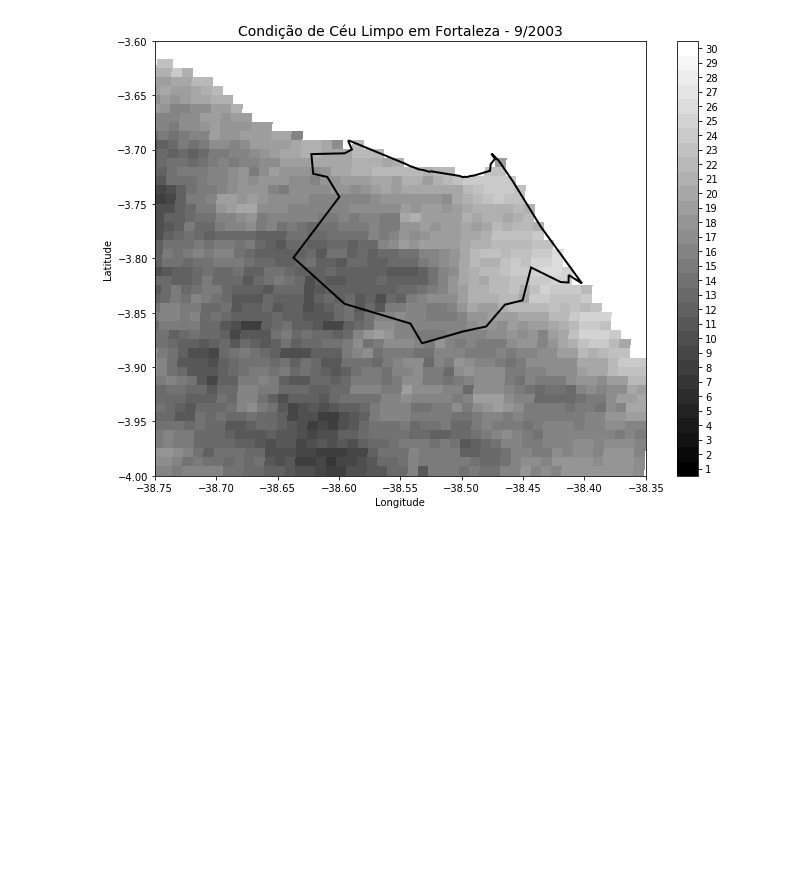
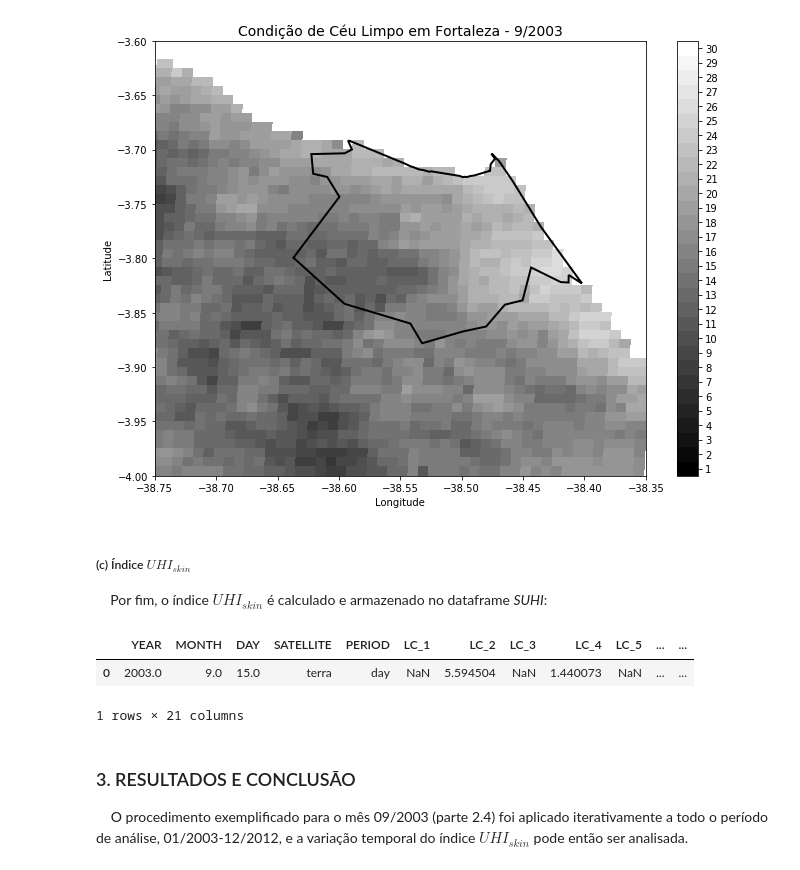
Before and after one commit to ocn-rviana/suhi-ser347, a Jupyter notebook: artigo.ipynb, the cells around one changed output. Cells and saved outputs as stored; diff of their text form; code cells hidden in the pictures; blank space fills up the shorter version.

```diff
--- a/artigo.ipynb
+++ b/artigo.ipynb
@@ -309,11 +310,11 @@ def suhi_index(lst_array, lc_array):
     mean_lst_urban = np.nanmean(lst_array[index_urban])
 
     # Cria uma lista para armazenar cada valor de cobertura, removendo a área urbana
-    lc_types = [x for x in range(0,17)]
+    lc_types = [x for x in range(1,18)]
     lc_types.remove(13)
 
     # Inicializa uma lista vazia para armazenar os valores dos indices
-    shui_value= []
+    suhi_value= []
 
     # Para cada valor de cobertura do solo...
     for lc in lc_types:
@@ -653,4 +654,29 @@ ax.add_patch(PolygonPatch(f, facecolor="none", edgecolor='k', linewidth=2))
 plt.show()
 # %% [output]
 [figure]
+# %% [markdown]
+##### (c) Índice $UHI_{skin}$
+
+<p style="text-align: justify;">&nbsp;&nbsp;&nbsp;&nbsp;Por fim, o índice $UHI_{skin}$  é calculado e armazenado no dataframe <em>SUHI</em>:</p>
+# %%
+# Estimativa dos valores de SHUI para o mês
+suhi_value = suhi_index(crop_nrs_lst, crop_values_lc)
+
+for value in suhi_value:
+    line.append(value)
+
+# Adiciona a linha no DF
+SUHI.loc[index_df] = line
+# Incrementa o indice da proxima linha
+index_df += 1
+
+SUHI
+# %% [output]
+|  | YEAR | MONTH | DAY | SATELLITE | PERIOD | LC_1 | LC_2 | LC_3 | LC_4 | LC_5 | ... | ... |
+| 0 | 2003.0 | 9.0 | 15.0 | terra | day | NaN | 5.594504 | NaN | 1.440073 | NaN | ... | ... |
+1 rows × 21 columns
+# %% [markdown]
+### 3. RESULTADOS E CONCLUSÃO
+
+<p style="text-align: justify;">&nbsp;&nbsp;&nbsp;&nbsp;O procedimento exemplificado para o mês 09/2003 (parte 2.4) foi aplicado iterativamente a todo o período de análise, 01/2003-12/2012, e a variação temporal do índice $UHI_{skin}$ pode então ser analisada.</p>
 # %% [markdown]
```
Also changed, not shown: parts of 3 cells of this notebook, 12 other files.
